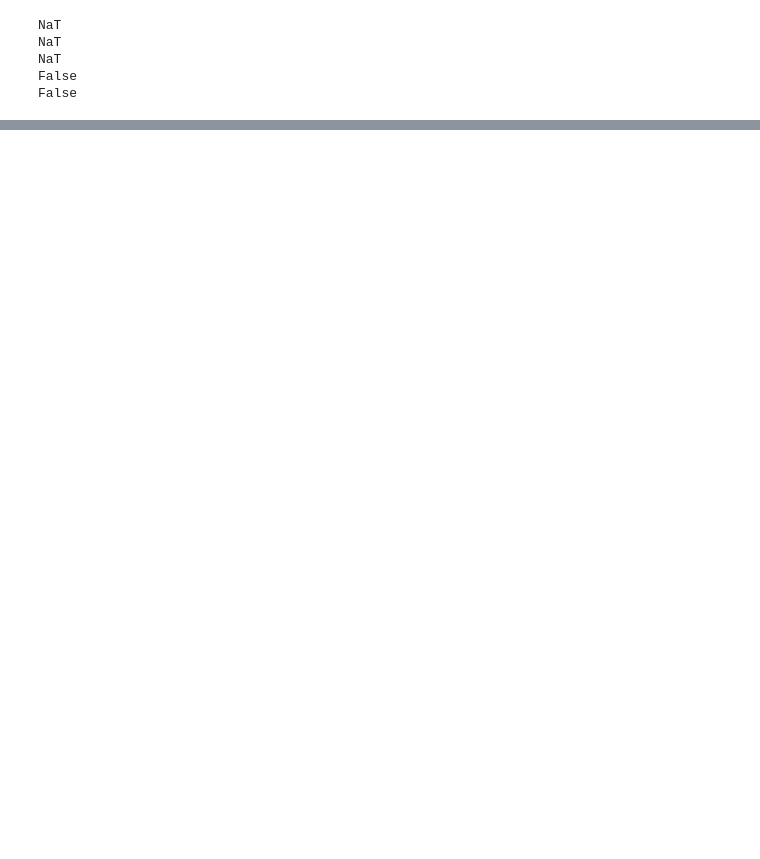
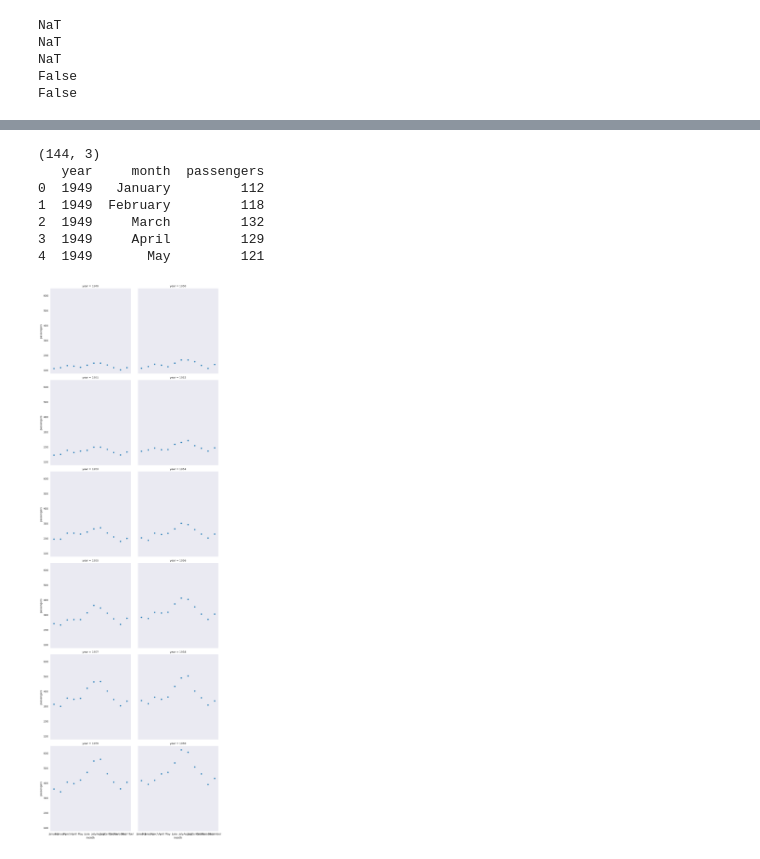
Before and after one commit to fosetorico/Data_Analytics, a Jupyter notebook: Time_Series.ipynb, the cells around one changed output, grey strips where cells are left out. Cells and saved outputs as stored; diff of their text form; code cells hidden in the pictures; blank space fills up the shorter version.

```diff
--- a/Time_Series.ipynb
+++ b/Time_Series.ipynb
@@ -553,0 +831,27 @@ dtype: datetime64[ns]
+# %%
+#https://seaborn.pydata.org/tutorial/axis_grids.html
+import pandas as pd
+import numpy as np
+import matplotlib.pyplot as plt
+import seaborn as sns
+import statsmodels.api as sm
+
+
+#Print off the number of records and columns of the dataset
+dataset = pd.read_csv('/content/drive/MyDrive/Colab Notebooks/week4/flights.txt', sep = ",")
+print(dataset.shape)
+print(dataset.head())
+
+#Plot two columns
+sns.relplot(data=dataset, x="month", y="passengers",
+    col="year", kind="scatter", col_wrap=2)
+print("\n")
+# %% [output]
+(144, 3)
+   year     month  passengers
+0  1949   January         112
+1  1949  February         118
+2  1949     March         132
+3  1949     April         129
+4  1949       May         121
+[figure, added]
```
Also changed, not shown: parts of 40 cells of this notebook.
